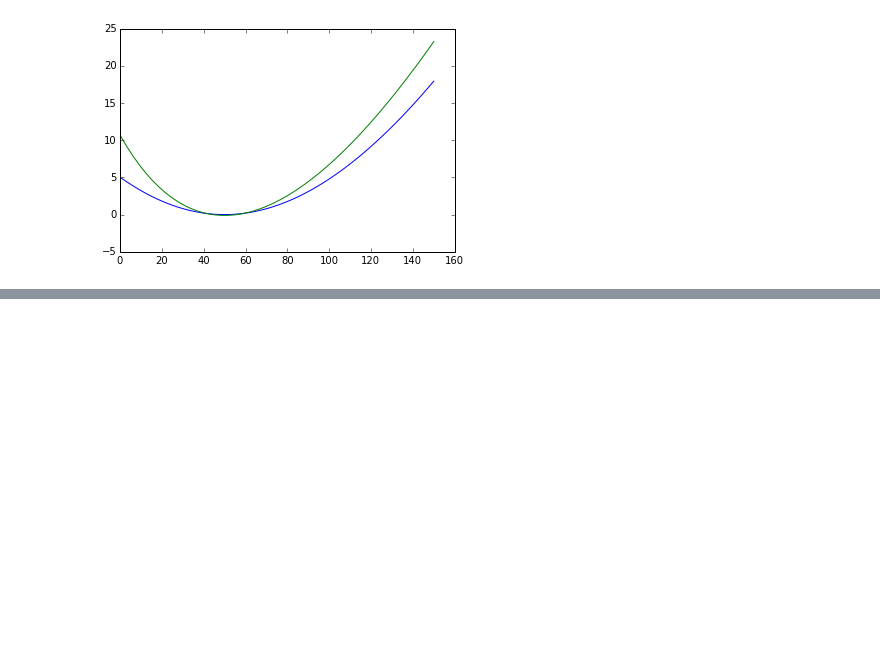
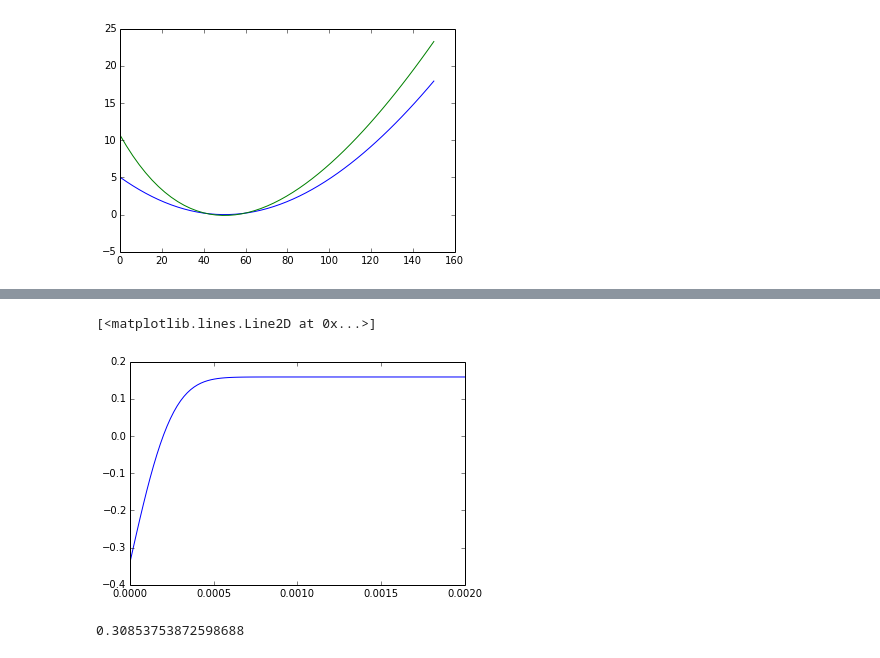
Before and after one commit to cranmer/fast-asimov-utils, a Jupyter notebook: demo-notebook.ipynb, the cells around one changed output, grey strips where cells are left out. Cells and saved outputs as stored; diff of their text form; code cells hidden in the pictures; blank space fills up the shorter version.

```diff
--- a/demo-notebook.ipynb
+++ b/demo-notebook.ipynb
@@ -65,0 +70,15 @@ integrate( (1/sqrt(2*pi)) * exp(-x1**2/2)*(x1),(x1,-oo,oo))
+# %%
+qmuTest = np.linspace(0,.002,100)
+
+CLb = qmuTest.copy()
+for i,qq in enumerate(qmuTest):
+    CLb[i] = fau.CLbArgumentWrapper(qq, 0.001, 100, 10000.0, 100.0, -1.0)
+    #CLb[i] = fau.F(float(qq),float(30.),float(0),float(sig))
+plt.plot(qmuTest,CLb)
+# %% [output]
+[<matplotlib.lines.Line2D at 0x...>]
+[figure, added]
+# %%
+fau.F(0,float(10.),float(0),float(20.))
+# %% [output]
+0.30853753872598688
```
Also changed, not shown: parts of 25 cells of this notebook, 1 other file.
